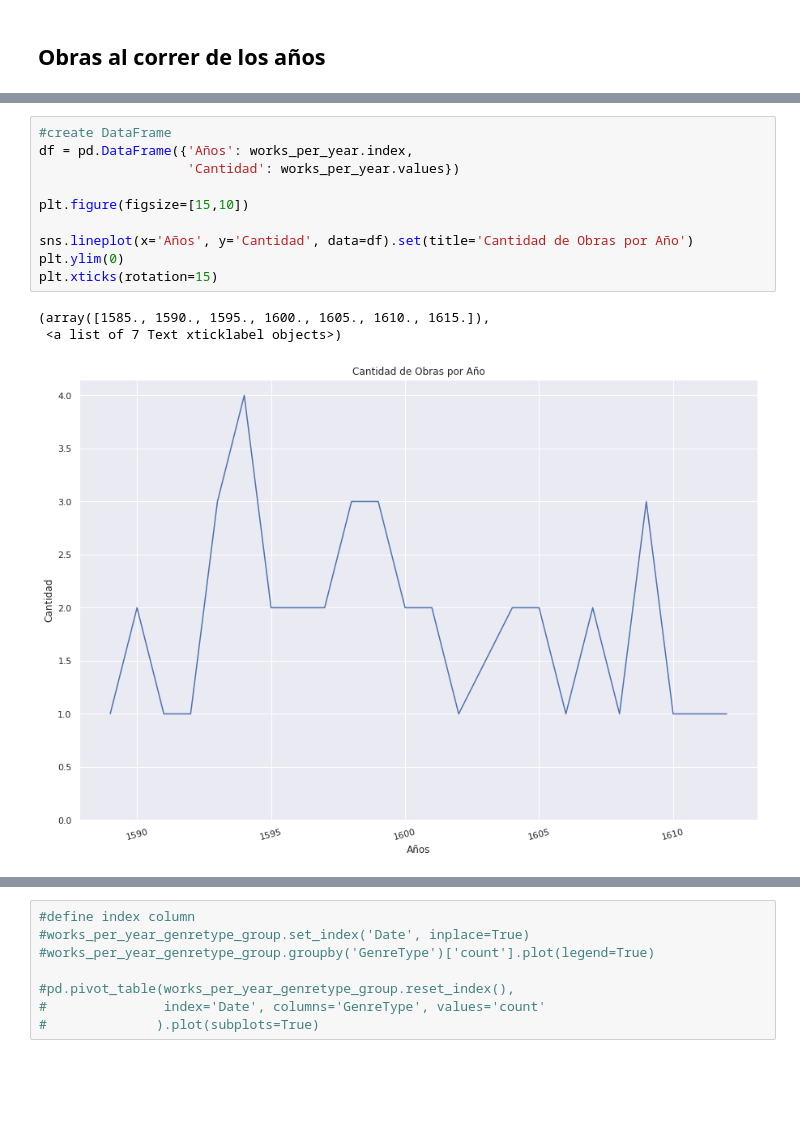
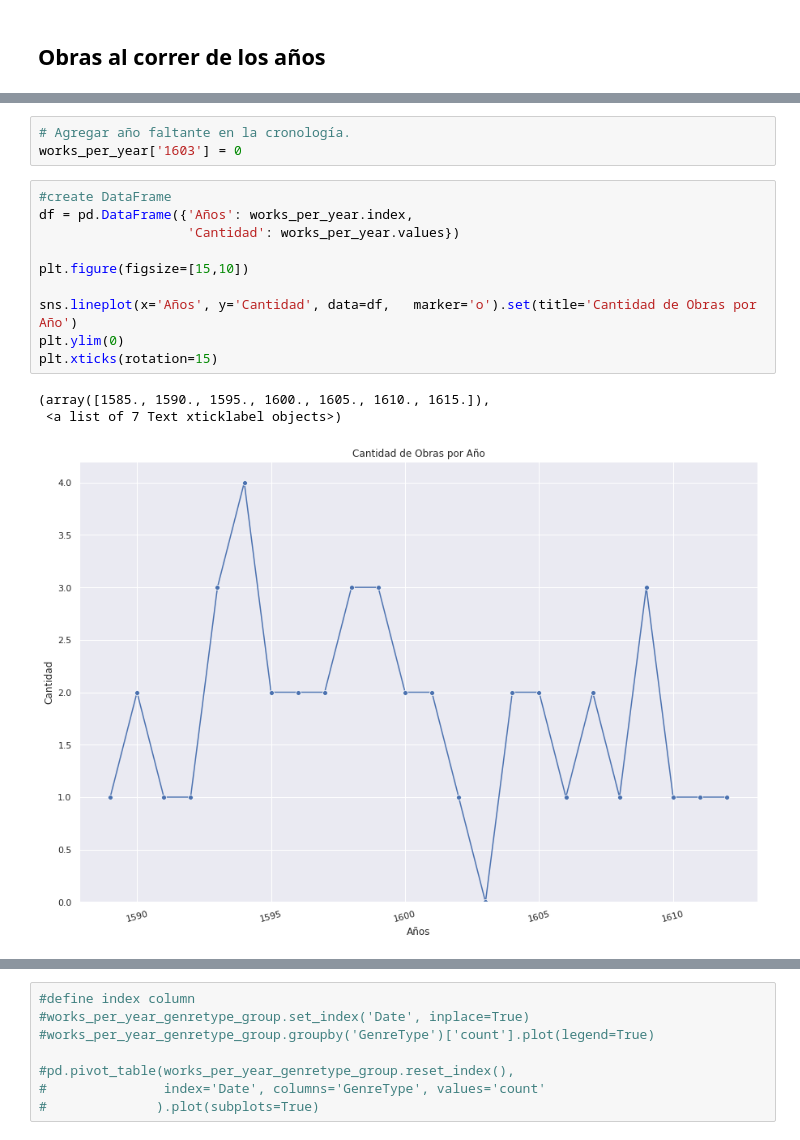
Before and after one commit to luchymd89/introcd, a Jupyter notebook: Tarea_1/shakespeare_propuesta.ipynb, the cells around one changed output, grey strips where cells are left out. Drawn from its saved outputs; the diff is of its cells as text; blank space fills up the shorter version.

Commit message:
agrego año faltante a obras

```diff
--- a/Tarea_1/shakespeare_propuesta.ipynb
+++ b/Tarea_1/shakespeare_propuesta.ipynb
@@ -1032,17 +1056,20 @@ Name: id, dtype: int64
+# %%
+# Agregar año faltante en la cronología.
+works_per_year['1603'] = 0
 # %%
 #create DataFrame
 df = pd.DataFrame({'Años': works_per_year.index,
                    'Cantidad': works_per_year.values})
 
 plt.figure(figsize=[15,10])
 
-sns.lineplot(x='Años', y='Cantidad', data=df).set(title='Cantidad de Obras por Año')
+sns.lineplot(x='Años', y='Cantidad', data=df,   marker='o').set(title='Cantidad de Obras por Año')
 plt.ylim(0)
 plt.xticks(rotation=15)
 # %% [output]
 (array([1585., 1590., 1595., 1600., 1605., 1610., 1615.]),
  <a list of 7 Text xticklabel objects>)
-[figure, old version]
+[figure, new version]
 # %%
 works_per_year_genretype_group = df_works.groupby(["Date", "GenreType"])["id"].count().sort_values(ascending=False)
 works_per_year_genretype_group = works_per_year_genretype_group.reset_index(name="count")
```
Also changed, not shown: parts of 8 cells of this notebook.
